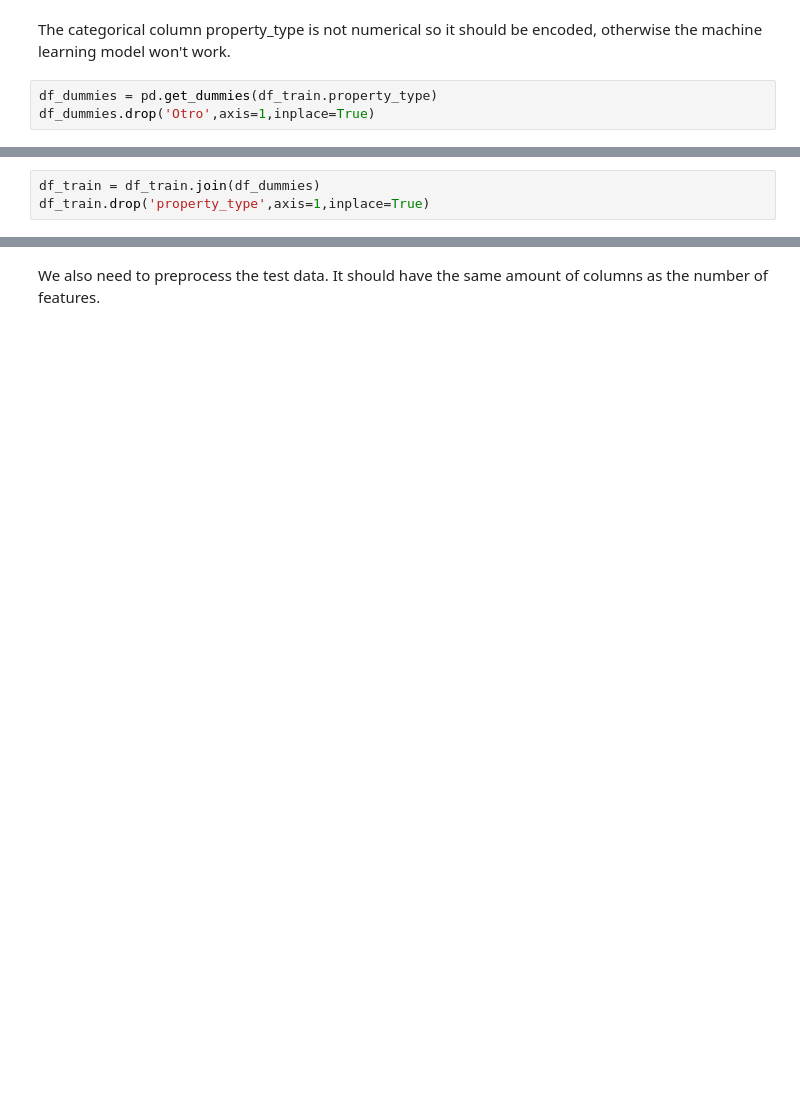
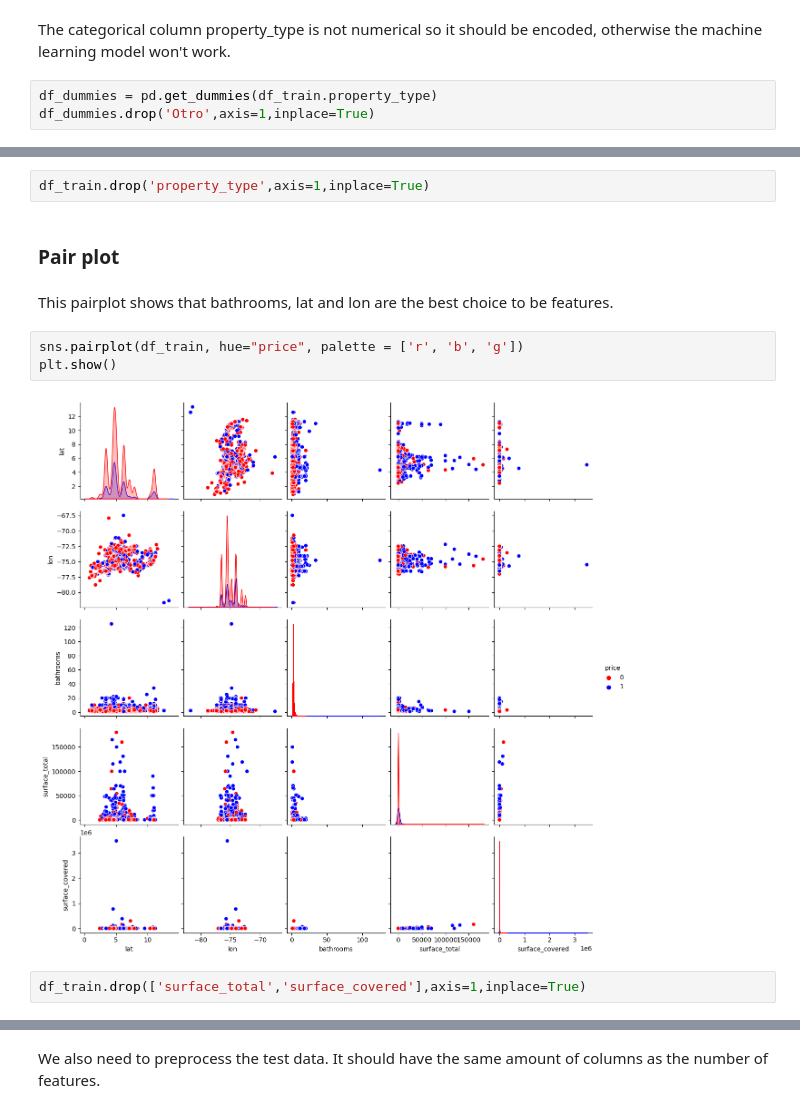
Before and after one commit to julicaro31/JULIA-CARO-DS4-PI_ML, a Jupyter notebook: ML_model.ipynb, the cells around one changed output, grey strips where cells are left out. Saved outputs shown, nothing was run; the diff lists cells and outputs as text; blank space fills up the shorter version.

```diff
--- a/ML_model.ipynb
+++ b/ML_model.ipynb
@@ -133,6 +316,16 @@ df_dummies.drop('Otro',axis=1,inplace=True)
 # %%
-df_train = df_train.join(df_dummies)
 df_train.drop('property_type',axis=1,inplace=True)
+# %% [markdown]
+### Pair plot
+# %% [markdown]
+This pairplot shows that bathrooms, lat and lon are the best choice to be features.
+# %%
+sns.pairplot(df_train, hue="price", palette = ['r', 'b', 'g'])
+plt.show()
+# %% [output]
+[figure, added]
+# %%
+df_train.drop(['surface_total','surface_covered'],axis=1,inplace=True)
 # %%
 df_train.info()
 # %% [output]
```
Also changed, not shown: parts of 121 cells of this notebook, 2 other files.
